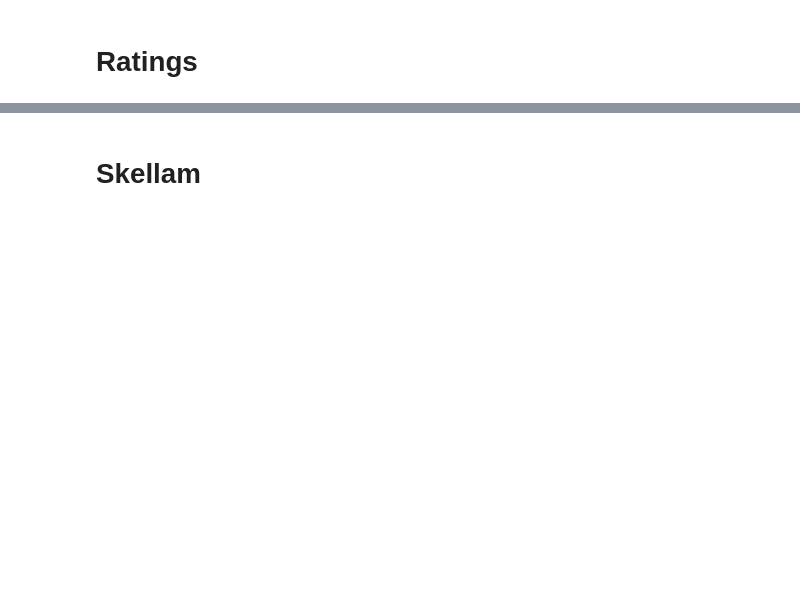
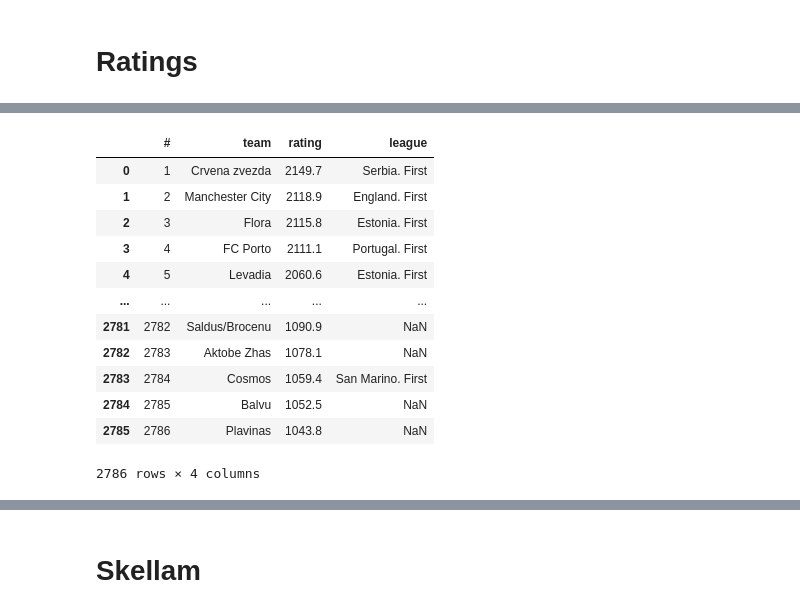
Before and after one commit to andreyshelopugin/GlickoSoccer, a Jupyter notebook: Ratings.ipynb, the cells around one changed output, grey strips where cells are left out. Cells and saved outputs as stored; diff of their text form; code cells hidden in the pictures; blank space fills up the shorter version.

```diff
--- a/Ratings.ipynb
+++ b/Ratings.ipynb
@@ -211,3 +154,19 @@ pd.concat([leagues_ratings[50:74].reset_index(drop=True),
+# %%
+ratings
+# %% [output]
+|  | # | team | rating | league |
+| 0 | 1 | Crvena zvezda | 2149.7 | Serbia. First |
+| 1 | 2 | Manchester City | 2118.9 | England. First |
+| 2 | 3 | Flora | 2115.8 | Estonia. First |
+| 3 | 4 | FC Porto | 2111.1 | Portugal. First |
+| 4 | 5 | Levadia | 2060.6 | Estonia. First |
+| ... | ... | ... | ... | ... |
+| 2781 | 2782 | Saldus/Brocenu | 1090.9 | NaN |
+| 2782 | 2783 | Aktobe Zhas | 1078.1 | NaN |
+| 2783 | 2784 | Cosmos | 1059.4 | San Marino. First |
+| 2784 | 2785 | Balvu | 1052.5 | NaN |
+| 2785 | 2786 | Plavinas | 1043.8 | NaN |
+2786 rows × 4 columns
 # %%
 leagues_ratings.to_csv('20.csv', index=False)
 # %%
```
Also changed, not shown: parts of 21 cells of this notebook, 5 other files.
